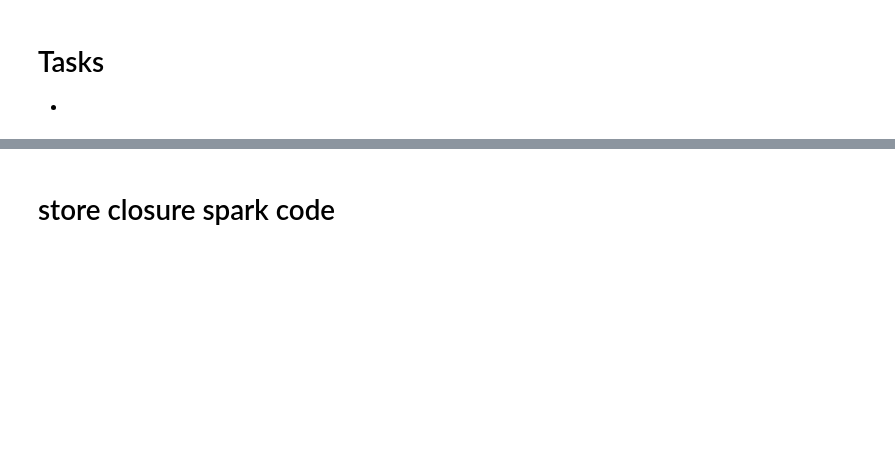
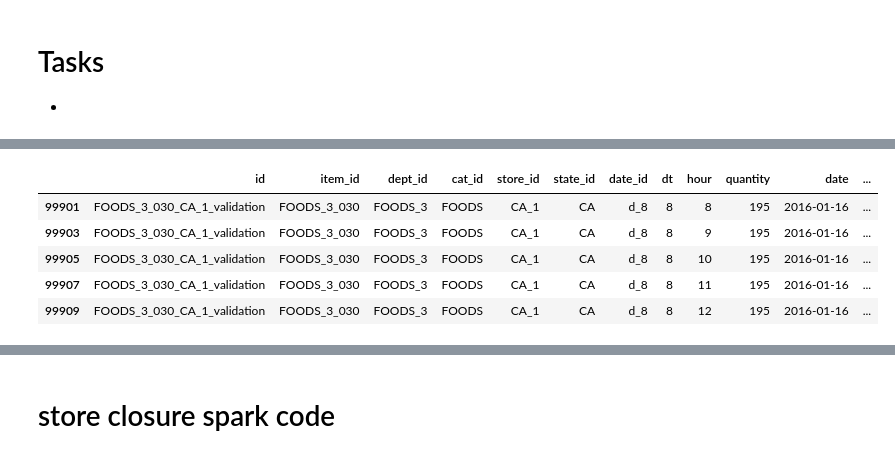
Before and after one commit to ankitnamdeo34/hackerearth_p-g, a Jupyter notebook: p_g_data_prep.ipynb, the cells around one changed output, grey strips where cells are left out. Saved outputs shown, nothing was run; the diff lists cells and outputs as text; code cells hidden in the pictures; blank space fills up the shorter version.

```diff
--- a/p_g_data_prep.ipynb
+++ b/p_g_data_prep.ipynb
@@ -187,0 +213,5 @@ import dask.array as da
+# %%
+n_top = top_prods[top_prods.index < max_prods][["id"]]
+n_top["mapping"] = "p_" + (n_top.index + 1).map(str)
+n_top = n_top.set_index("id")
+n_top
@@ -187,0 +228,15 @@ import dask.array as da
+# %%
+top_n_data = new_sales.join(
+    n_top,
+    on="id",
+    how="inner"
+)
+top_n_data["hr"] = "h_" + top_n_data["hour"].map(str)
+top_n_data.head()
+# %% [output]
+|  | id | item_id | dept_id | cat_id | store_id | state_id | date_id | dt | hour | quantity | date | ... |
+| 99901 | FOODS_3_030_CA_1_validation | FOODS_3_030 | FOODS_3 | FOODS | CA_1 | CA | d_8 | 8 | 8 | 195 | 2016-01-16 | ... |
+| 99903 | FOODS_3_030_CA_1_validation | FOODS_3_030 | FOODS_3 | FOODS | CA_1 | CA | d_8 | 8 | 9 | 195 | 2016-01-16 | ... |
+| 99905 | FOODS_3_030_CA_1_validation | FOODS_3_030 | FOODS_3 | FOODS | CA_1 | CA | d_8 | 8 | 10 | 195 | 2016-01-16 | ... |
+| 99907 | FOODS_3_030_CA_1_validation | FOODS_3_030 | FOODS_3 | FOODS | CA_1 | CA | d_8 | 8 | 11 | 195 | 2016-01-16 | ... |
+| 99909 | FOODS_3_030_CA_1_validation | FOODS_3_030 | FOODS_3 | FOODS | CA_1 | CA | d_8 | 8 | 12 | 195 | 2016-01-16 | ... |
```
Also changed, not shown: parts of 27 cells of this notebook.
